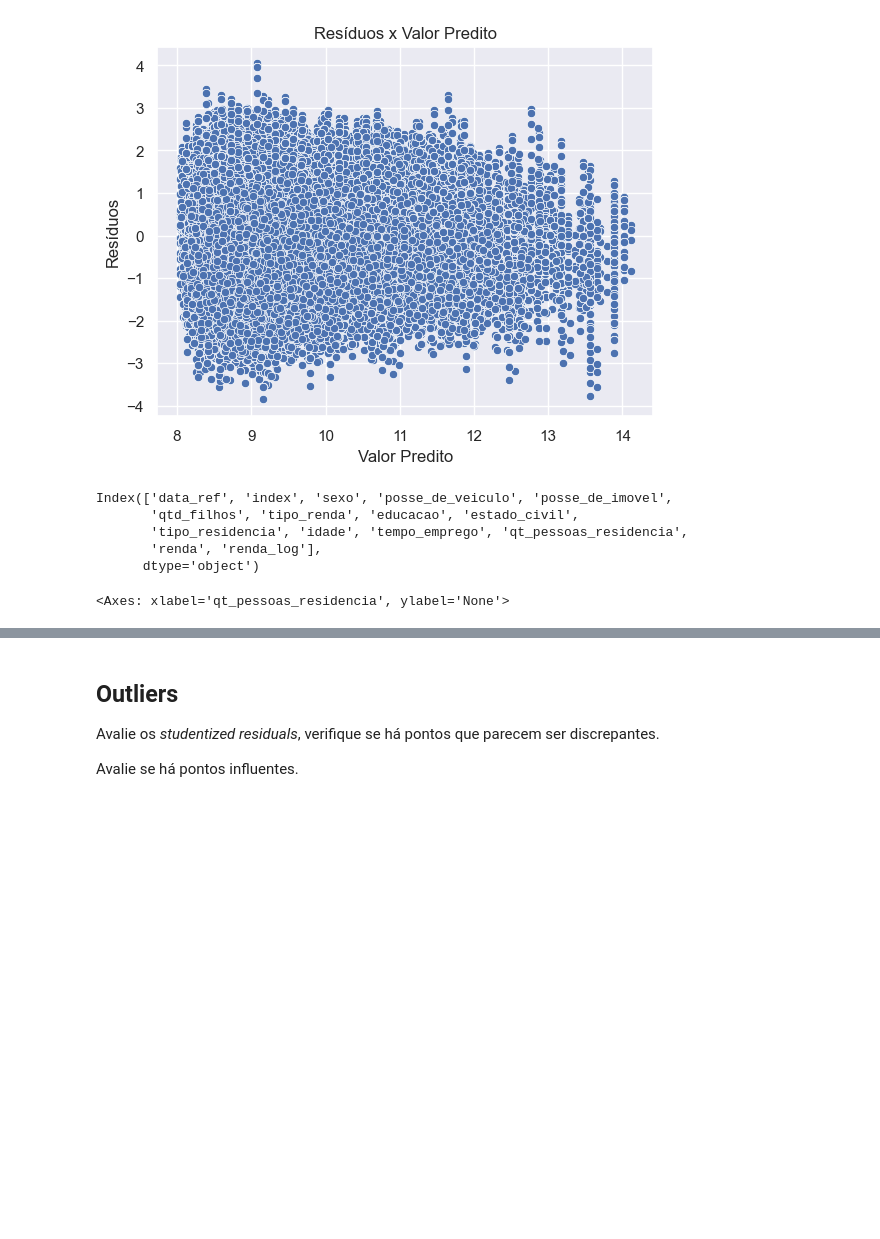
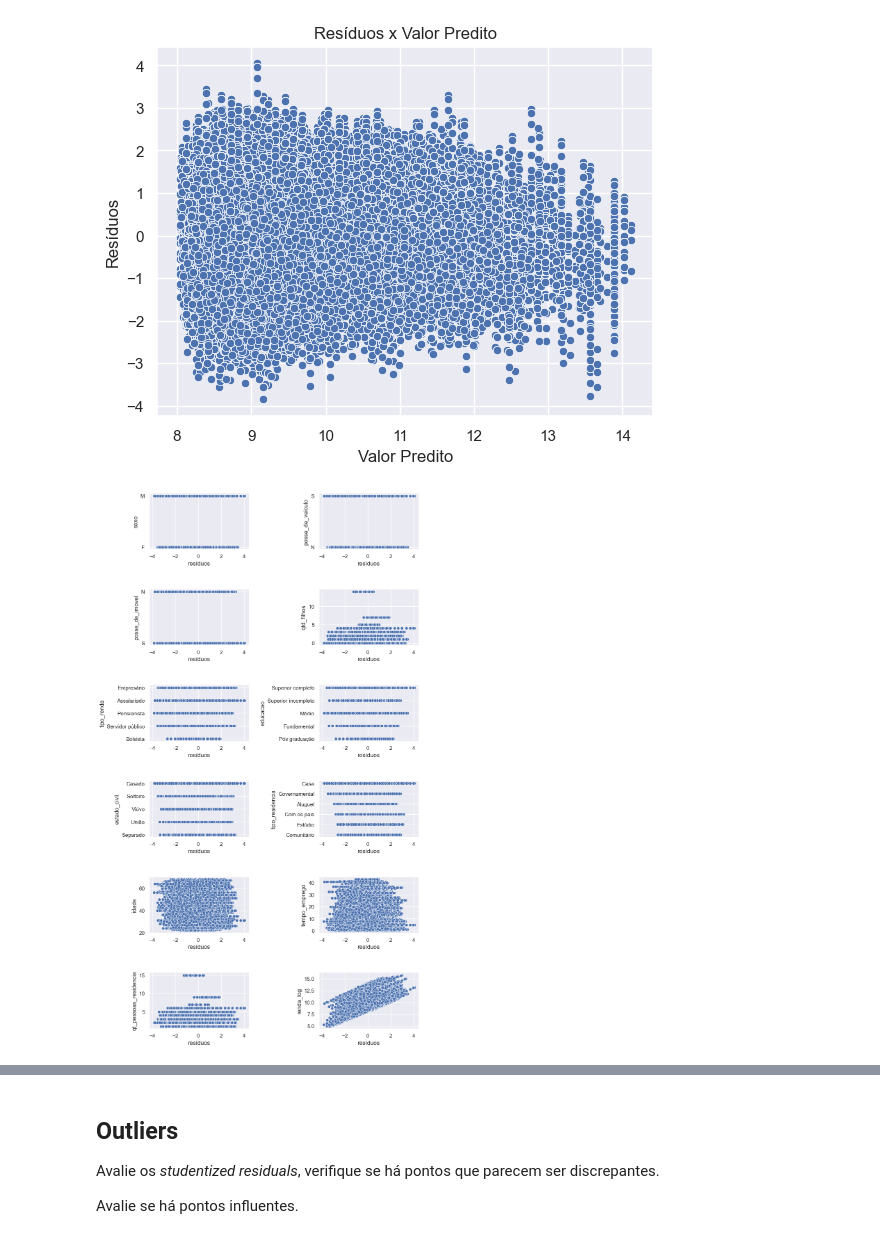
Before and after one commit to marceloaires7/EBAC-Exercicios, a Jupyter notebook: Exercício_Cientista_de_dados_Módulo35/Exercício 1/ProfCientistaDados m35_supportamaterial_exercise01.ipynb, the cells around one changed output, grey strips where cells are left out. Saved outputs shown, nothing was run; the diff lists cells and outputs as text; code cells hidden in the pictures; blank space fills up the shorter version.

```diff
--- a/Exercício_Cientista_de_dados_Módulo35/Exercício 1/ProfCientistaDados m35_supportamaterial_exercise01.ipynb
+++ b/Exercício_Cientista_de_dados_Módulo35/Exercício 1/ProfCientistaDados m35_supportamaterial_exercise01.ipynb
@@ -196,28 +187,26 @@ graf_1 = sns.displot(res_1.resid, height=3, aspect=2).set(xlabel='Normal', ylabe
 graf_2 = sns.scatterplot(x = res_1.predict(), y = res_1.resid).set(xlabel='Valor Predito', ylabel= 'Resíduos', title='Resíduos x Valor Predito')
 # %% [output]
 [figure]
-# %%
-df_train.columns
-# %% [output]
-Index(['data_ref', 'index', 'sexo', 'posse_de_veiculo', 'posse_de_imovel',
-       'qtd_filhos', 'tipo_renda', 'educacao', 'estado_civil',
-       'tipo_residencia', 'idade', 'tempo_emprego', 'qt_pessoas_residencia',
-       'renda', 'renda_log'],
-      dtype='object')
 # %%
-fix, ax = plt.subplots(4, 3)
-plt.subplots_adjust(wspace=.4, hspace=0)
+# Avalie se há padrões dos resíduos versus cada uma das variáveis do modelo
+fix, ax = plt.subplots(6, 2, figsize=(10,20))
+plt.subplots_adjust(wspace=.7, hspace=.7)
 
-sns.scatterplot(x='sexo'                 , y=res_1.resid, data=df_train, ax=ax[0,0])
-sns.scatterplot(x='posse_de_veiculo'     , y=res_1.resid, data=df_train, ax=ax[0,1])
-sns.scatterplot(x='posse_de_imovel'      , y=res_1.resid, data=df_train, ax=ax[0,2])
-sns.scatterplot(x='qtd_filhos'           , y=res_1.resid, data=df_train, ax=ax[1,0])
-sns.scatterplot(x='tipo_renda'           , y=res_1.resid, data=df_train, ax=ax[1,1])
-sns.scatterplot(x='educacao'             , y=res_1.resid, data=df_train, ax=ax[1,2])
-sns.scatterplot(x='estado_civil'         , y=res_1.resid, data=df_train, ax=ax[2,0])
-sns.scatterplot(x='tipo_residencia'      , y=res_1.resid, data=df_train, ax=ax[2,1])
-sns.scatterplot(x='idade'                , y=res_1.resid, data=df_train, ax=ax[2,2])
-sns.scatterplot(x='tempo_emprego'        , y=res_1.resid, data=df_train, ax=ax[3,0])
-sns.scatterplot(x='qt_pessoas_residencia', y=res_1.resid, data=df_train, ax=ax[3,1])
+sns.scatterplot(x=res_1.resid, y='sexo'                 , data=df_train, ax=ax[0,0])
+sns.scatterplot(x=res_1.resid, y='posse_de_veiculo'     , data=df_train, ax=ax[0,1])
+sns.scatterplot(x=res_1.resid, y='posse_de_imovel'      , data=df_train, ax=ax[1,0])
+sns.scatterplot(x=res_1.resid, y='qtd_filhos'           , data=df_train, ax=ax[1,1])
+sns.scatterplot(x=res_1.resid, y='tipo_renda'           , data=df_train, ax=ax[2,0])
+sns.scatterplot(x=res_1.resid, y='educacao'             , data=df_train, ax=ax[2,1])
+sns.scatterplot(x=res_1.resid, y='estado_civil'         , data=df_train, ax=ax[3,0])
+sns.scatterplot(x=res_1.resid, y='tipo_residencia'      , data=df_train, ax=ax[3,1])
+sns.scatterplot(x=res_1.resid, y='idade'                , data=df_train, ax=ax[4,0])
+sns.scatterplot(x=res_1.resid, y='tempo_emprego'        , data=df_train, ax=ax[4,1])
+sns.scatterplot(x=res_1.resid, y='qt_pessoas_residencia', data=df_train, ax=ax[5,0])
+sns.scatterplot(x=res_1.resid, y='renda_log'            , data=df_train, ax=ax[5,1])
+
+for i in range(ax.shape[0]):
+    for j in range(ax.shape[1]):
+        ax[i,j].set(xlabel='resíduos')
 # %% [output]
-<Axes: xlabel='qt_pessoas_residencia', ylabel='None'>
+[figure, added]
```
Also changed, not shown: parts of 5 cells of this notebook, 1 other file.
